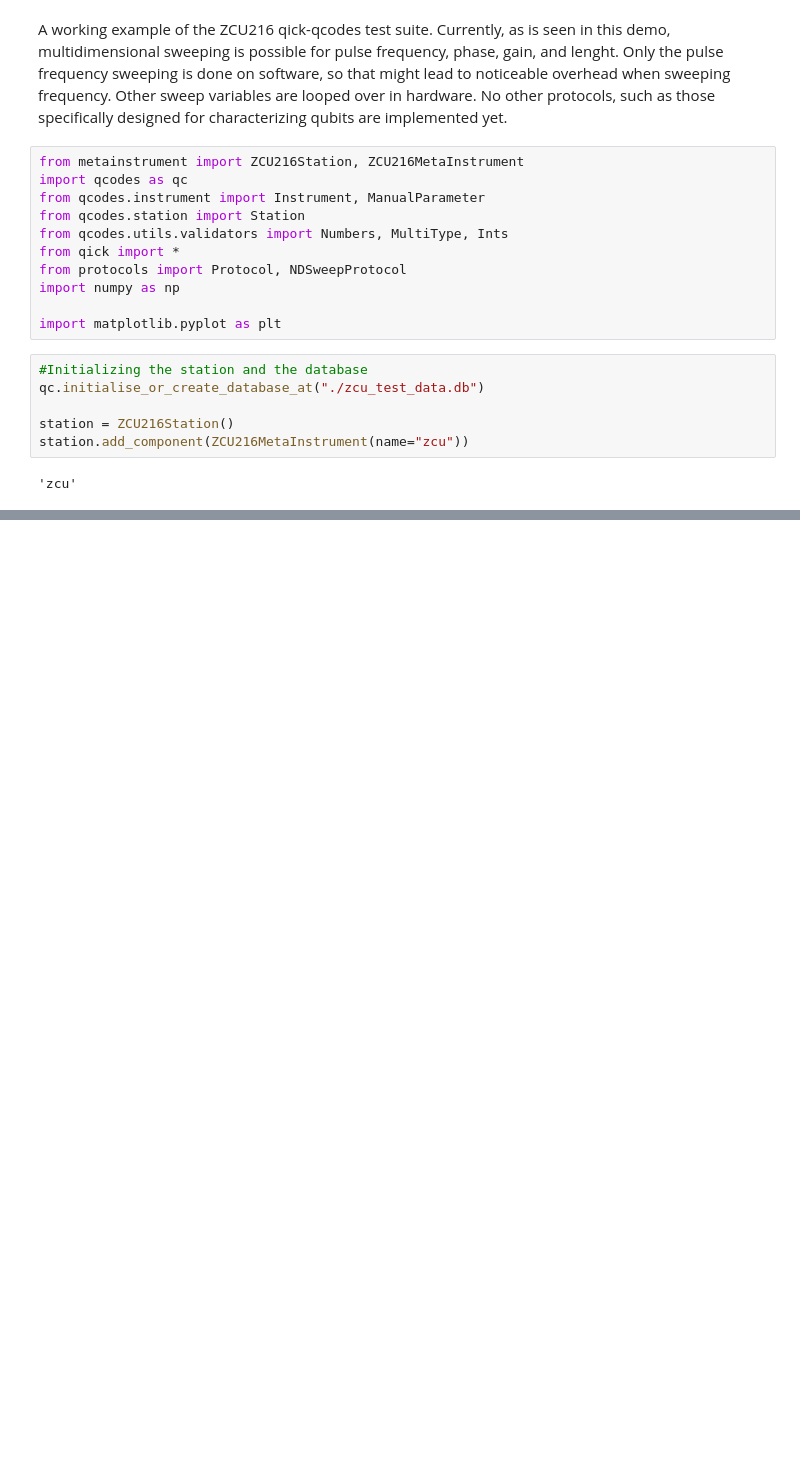
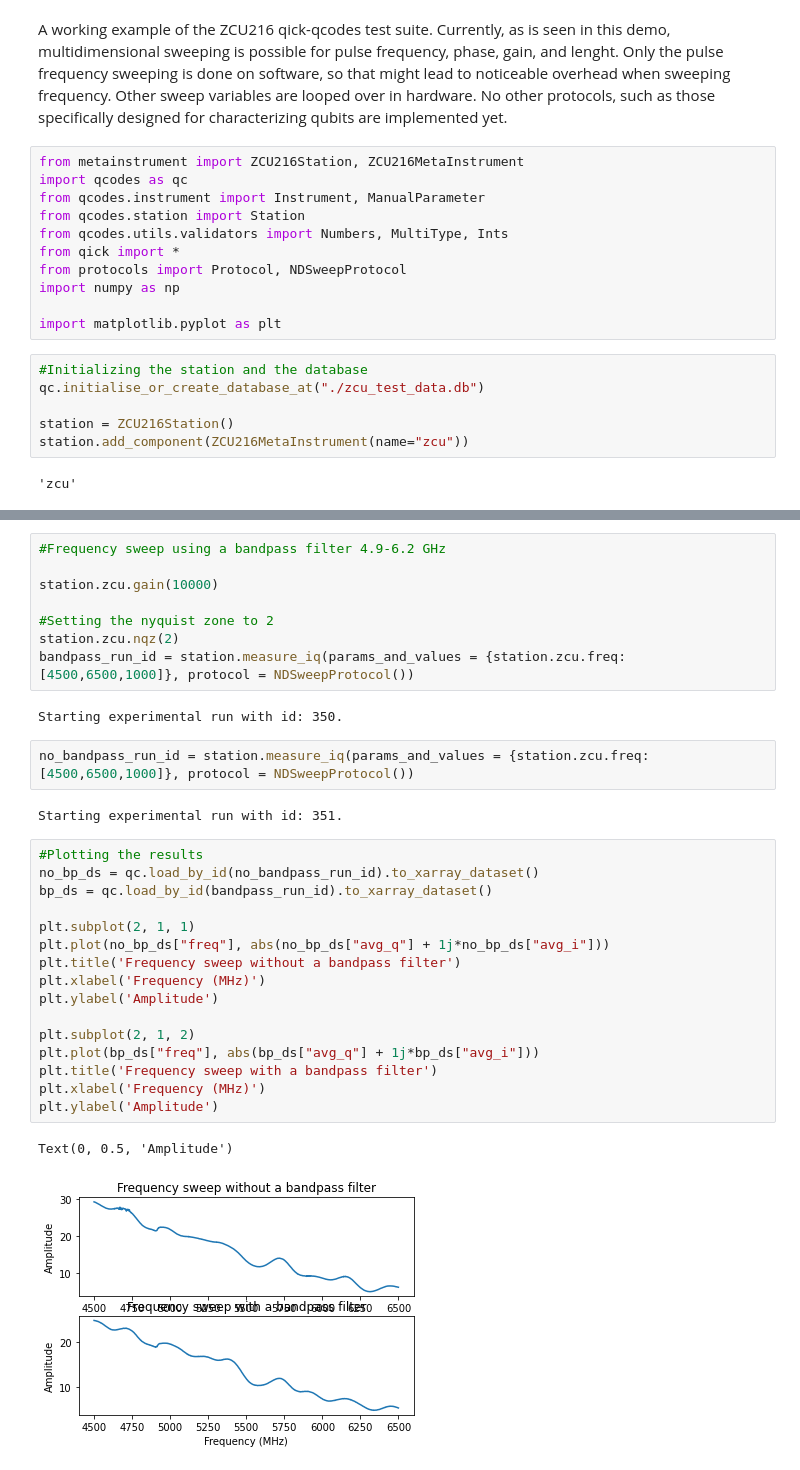
Before and after one commit to aalto-qcd/qcodes_qick, a Jupyter notebook: worked-example-of-use.ipynb, the cells around one changed output, grey strips where cells are left out. Cells and saved outputs as stored; diff of their text form; blank space fills up the shorter version.

```diff
--- a/worked-example-of-use.ipynb
+++ b/worked-example-of-use.ipynb
@@ -115,0 +116,33 @@ Text(0, 0.5, 'Phase')
+# %%
+#Frequency sweep using a bandpass filter 4.9-6.2 GHz
+
+station.zcu.gain(10000)
+
+#Setting the nyquist zone to 2
+station.zcu.nqz(2)
+bandpass_run_id = station.measure_iq(params_and_values = {station.zcu.freq: [4500,6500,1000]}, protocol = NDSweepProtocol())
+# %% [output]
+Starting experimental run with id: 350.
+# %%
+no_bandpass_run_id = station.measure_iq(params_and_values = {station.zcu.freq: [4500,6500,1000]}, protocol = NDSweepProtocol())
+# %% [output]
+Starting experimental run with id: 351.
+# %%
+#Plotting the results
+no_bp_ds = qc.load_by_id(no_bandpass_run_id).to_xarray_dataset()
+bp_ds = qc.load_by_id(bandpass_run_id).to_xarray_dataset()
+
+plt.subplot(2, 1, 1)
+plt.plot(no_bp_ds["freq"], abs(no_bp_ds["avg_q"] + 1j*no_bp_ds["avg_i"]))
+plt.title('Frequency sweep without a bandpass filter')
+plt.xlabel('Frequency (MHz)')
+plt.ylabel('Amplitude')
+
+plt.subplot(2, 1, 2)
+plt.plot(bp_ds["freq"], abs(bp_ds["avg_q"] + 1j*bp_ds["avg_i"]))
+plt.title('Frequency sweep with a bandpass filter')
+plt.xlabel('Frequency (MHz)')
+plt.ylabel('Amplitude')
+# %% [output]
+Text(0, 0.5, 'Amplitude')
+[figure, added]
```
Also changed, not shown: parts of 5 cells of this notebook, 1 other file.
